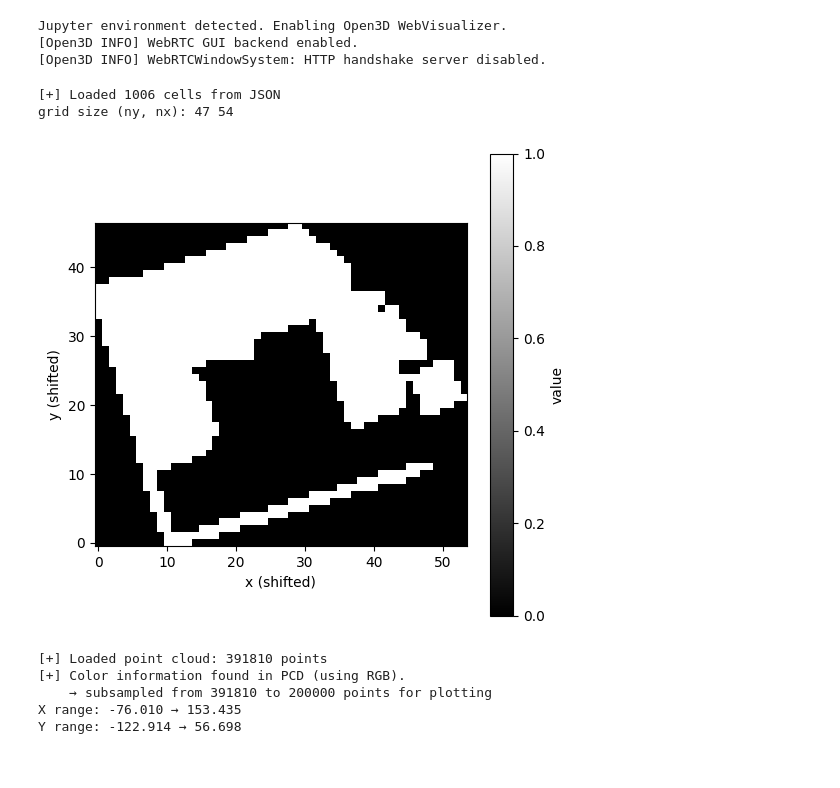
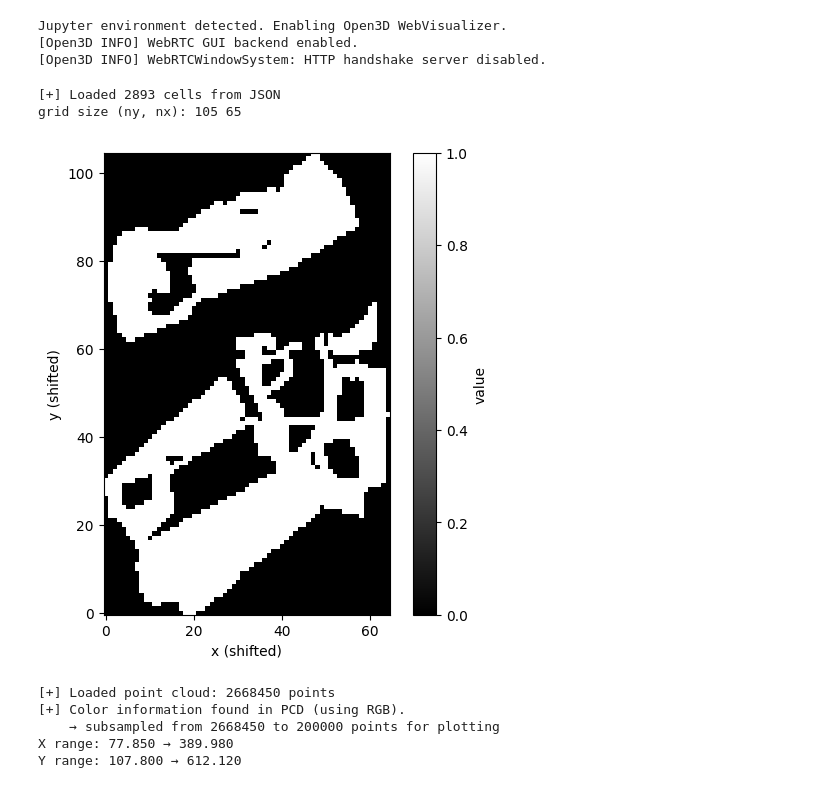
Before and after one commit to yutakseo/pcdConverter, a Jupyter notebook: workspace/sejong.ipynb, the cells around one changed output. Cells and saved outputs as stored; diff of their text form; code cells hidden in the pictures.

```diff
--- a/workspace/sejong.ipynb
+++ b/workspace/sejong.ipynb
@@ -126,19 +123,19 @@ Jupyter environment detected. Enabling Open3D WebVisualizer.
 [Open3D INFO] WebRTC GUI backend enabled.
 [Open3D INFO] WebRTCWindowSystem: HTTP handshake server disabled.
 # %%
-installable = visualize_json_grid(json_path="/workspace/MAPS/sejong/installable_map/installable_grid.json")
+installable = visualize_json_grid(json_path="/workspace/MAPS/seocho/installable_map/installable_grid.json")
 pts_vis, colors_vis = visualize_pcd(
-    "/workspace/MAPS/sejong/installable_map/installable_map.pcd",
+    "/workspace/MAPS/seocho/installable_map/installable_map.pcd",
     max_points=200_000,
     use_rgb_if_available=True,
     show_3d=False
 )
 # %% [output]
-[+] Loaded 1006 cells from JSON
-grid size (ny, nx): 47 54
+[+] Loaded 2893 cells from JSON
+grid size (ny, nx): 105 65
-[figure, old version]
+[figure, new version]
-[+] Loaded point cloud: 391810 points
+[+] Loaded point cloud: 2668450 points
 [+] Color information found in PCD (using RGB).
-    → subsampled from 391810 to 200000 points for plotting
-X range: -76.010 → 153.435
-Y range: -122.914 → 56.698
+    → subsampled from 2668450 to 200000 points for plotting
+X range: 77.850 → 389.980
+Y range: 107.800 → 612.120
```
Also changed, not shown: parts of 13 cells of this notebook, 5 other files.
